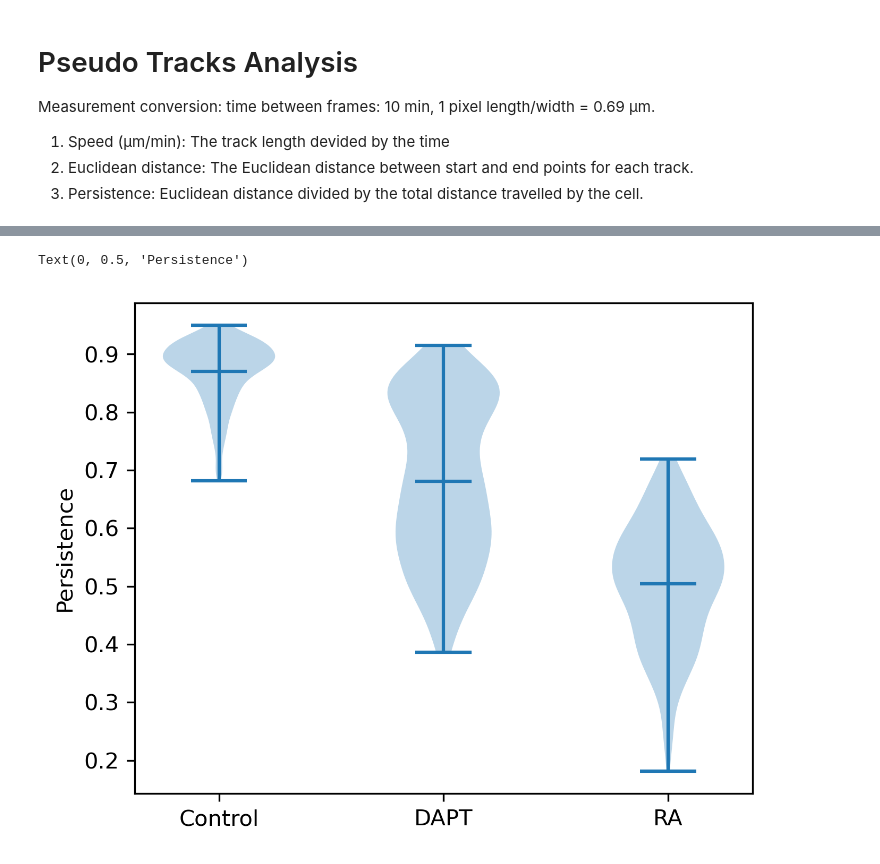
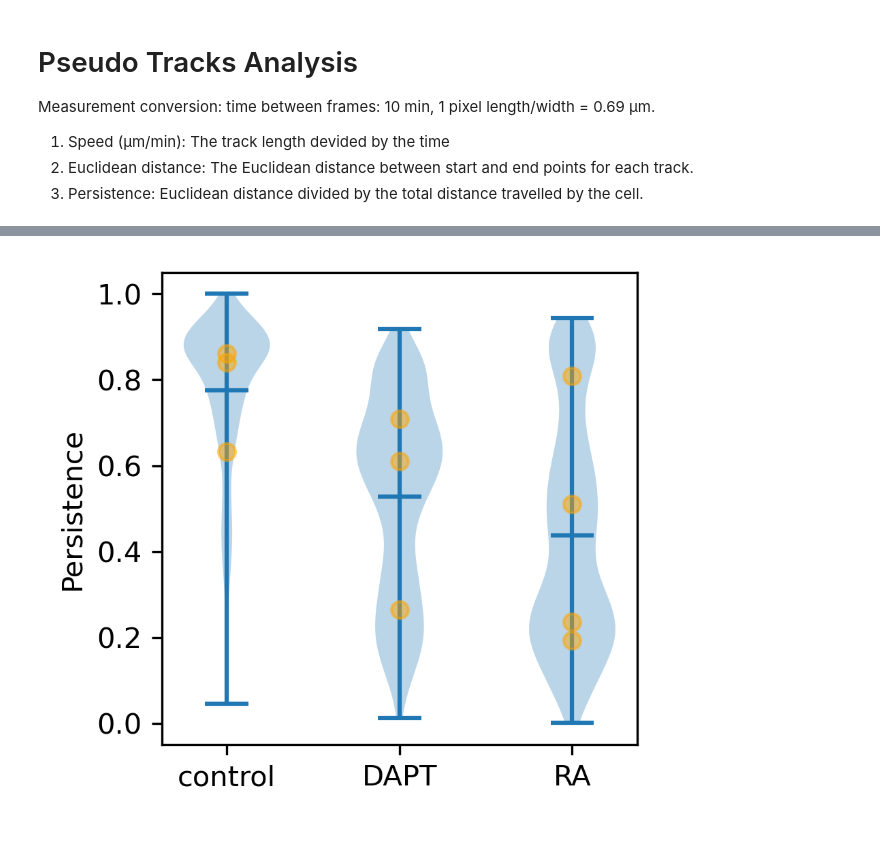
Before and after one commit to rzhou-space/PIV_analysis_headon_data, a Jupyter notebook: memGFP/Tracking_analysis_memGFP.ipynb, the cells around one changed output, grey strips where cells are left out. Cells and saved outputs as stored; diff of their text form; code cells hidden in the pictures.

```diff
--- a/memGFP/Tracking_analysis_memGFP.ipynb
+++ b/memGFP/Tracking_analysis_memGFP.ipynb
@@ -173,11 +394,45 @@ persistence_RA = persistence(x_coords_RA, y_coords_RA)
+# %%
+with h5py.File("persistence.h5", "r") as file:  # Assume already know the .h5 data overview. Otherwise use the above overview function.
+    # Data set under DAPT condition.
+    persist_DAPT_1 = file["DAPT_1"][:]
+    persist_DAPT_2 = file["DAPT_2"][:]
+    persist_DAPT_3 = file["DAPT_3"][:]
+    # Create the array containing all speed data.
+    persist_DAPT = np.concatenate([persist_DAPT_1, persist_DAPT_2, persist_DAPT_3])
+
+    # Data set under RA condition.
+    persist_RA_1 = file["RA_1"][:]
+    persist_RA_2 = file["RA_2"][:]
+    persist_RA_3 = file["RA_3"][:]
+    persist_RA_4 = file["RA_4"][:]
+    # Create the array containing all speed data.
+    persist_RA = np.concatenate([persist_RA_1, persist_RA_2, persist_RA_3, persist_RA_4])
+
+    # Data set under control condition.
+    persist_control_1 = file["control_1"][:]
+    persist_control_2 = file["control_2"][:]
+    persist_control_3_condensate_cut = file["control_3(condensate_cut)"][:] # Have to filter out 0 because of condensates.
+    # Create the array containing all speed data.
+    persist_control = np.concatenate([persist_control_1, persist_control_2, persist_control_3_condensate_cut[persist_control_3_condensate_cut != 0]])
 # %%
-plt.figure(figsize=(5,4), dpi=300)
-plt.violinplot([persistence_control, persistence_DAPT, persistence_RA], showmeans=True)#, showmedians=True)
+plt.figure(figsize=(3,3), dpi=300)
+plt.violinplot([persist_control, persist_DAPT, persist_RA], showmeans=True)#, showmedians=True)
+
+# Plot the mean of each simgle sample on the violin bars.
+# For control data set.
+plt.scatter([1]*3, [np.mean(persist_control_1), np.mean(persist_control_2),
+                    np.mean(persist_control_3_condensate_cut)], color="orange", alpha=0.5, zorder=2)
+# For DAPT data set.
+plt.scatter([2]*3, [np.mean(persist_DAPT_1), np.mean(persist_DAPT_2),
+                    np.mean(persist_DAPT_3)], color="orange", alpha=0.5, zorder=2)
+# For RA data set.
+plt.scatter([3]*4, [np.mean(persist_RA_1), np.mean(persist_RA_2),
+                    np.mean(persist_RA_3), np.mean(persist_RA_4)], color="orange", alpha=0.5, zorder=2)
 
 # Customize the plot
-plt.xticks([1, 2, 3], ["Control", "DAPT", "RA"])  # Label each part
-#plt.yticks([0, 20, 40, 60])
+plt.xticks([1, 2, 3], ["control", "DAPT", "RA"])  # Label each part
+plt.yticks([0, 0.2, 0.4, 0.6, 0.8, 1.0])
 plt.ylabel("Persistence")
+plt.savefig("pseudo_trajectory_persistence.svg", format="svg")
 # %% [output]
-Text(0, 0.5, 'Persistence')
-[figure, old version]
+[figure, new version]
```
Also changed, not shown: parts of 25 cells of this notebook.
